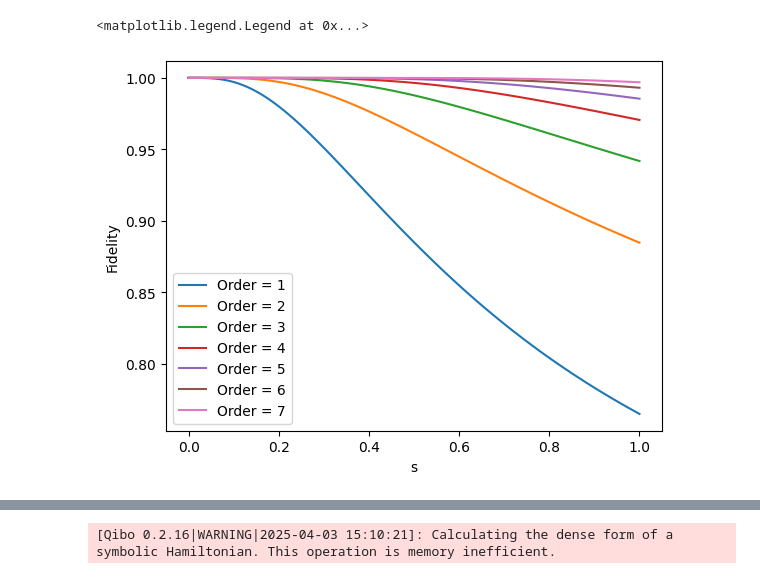
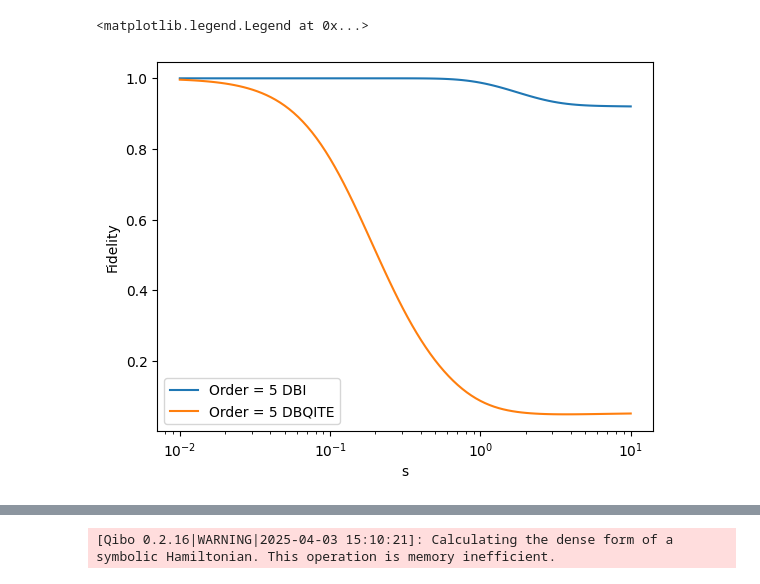
Before and after one commit to wrightjandrew/Master-Project, a Jupyter notebook: QSP.ipynb, the cells around one changed output, grey strips where cells are left out. Cells and saved outputs as stored; diff of their text form; code cells hidden in the pictures.

Commit message:
qsp test using dbqite

```diff
--- a/QSP.ipynb
+++ b/QSP.ipynb
@@ -9,6 +9,24 @@ from tqdm import tqdm
 from scipy.stats import unitary_group
 
 from functions import *
+# %%
+def matrixPolynomialEvolutionDBI(initState, H, coeffs, method = "DBI"):
+
+    steps = len(coeffs)
+    state = initState.copy()
+
+    for i in range(steps):
+        coeff = coeffs[i]
+        s, theta = matrixPolynomialScheduling(state, H, coeff)
+        sign = np.sign(s)
+        rho = np.outer(state, state.conj())
+        W = commutator(rho, H)
+        if method == "DBI":
+            state = sp.linalg.expm(1j*theta*rho) @ sp.linalg.expm(s*W) @ state
+        elif method == "DBQITE":
+            state = sp.linalg.expm(-1j*theta*rho) @ sp.linalg.expm(1j*sign*np.sqrt(np.abs(s))*H) @ sp.linalg.expm(1j*sign*np.sqrt(np.abs(s))*rho) @ sp.linalg.expm(-1j*sign*np.sqrt(np.abs(s))*H) @ state
+    state = state / np.linalg.norm(state)
+    return state
 # %%
 nqubits = 6
 
@@ -17,20 +35,26 @@ H = -hamiltonians.SymbolicHamiltonian(H_def).matrix
 initState = np.random.rand(2**nqubits)
 initState = initState / np.linalg.norm(initState)
 
-s = np.linspace(0, 1, 100)
-order = [1,2,3,4,5,6,7]
+s = np.logspace(-2, 1, 100)
+order = [5]
 plt.figure()
 for i in range(len(order)):
-    fidelity = np.zeros(len(s))
+    fidelityDBI = np.zeros(len(s))
+    fidelityDBQITE = np.zeros(len(s))
 
     for j in range(len(s)):
         state = sp.linalg.expm(-s[j]*H) @ initState
         state /= np.linalg.norm(state)
         coeffs = findRoots(order[i], -s[j])
-        stateDBI = matrixPolynomialEvolutionDBI(initState, H, coeffs)
-        fidelity[j] = Fidelity(stateDBI, state)
-    plt.plot(s, fidelity, label=f"Order = {order[i]}")
+        stateDBI = matrixPolynomialEvolutionDBI(initState, H, coeffs, method = "DBI")
+        fidelityDBI[j] = Fidelity(stateDBI, state)
+        stateDBQITE = matrixPolynomialEvolutionDBI(initState, H, coeffs, method = "DBQITE")
+        fidelityDBQITE[j] = Fidelity(stateDBQITE, state)
+
+    plt.plot(s, fidelityDBI, label=f"Order = {order[i]} DBI")
+    plt.plot(s, fidelityDBQITE, label=f"Order = {order[i]} DBQITE")
 plt.xlabel("s")
+plt.xscale("log")
 plt.ylabel("Fidelity")
 plt.legend()
 # %% [output]
@@ -39,2 +62,2 @@ plt.legend()
 <matplotlib.legend.Legend at 0x...>
-[figure, old version]
+[figure, new version]
```
Also changed, not shown: parts of 4 cells of this notebook, 3 other files.
